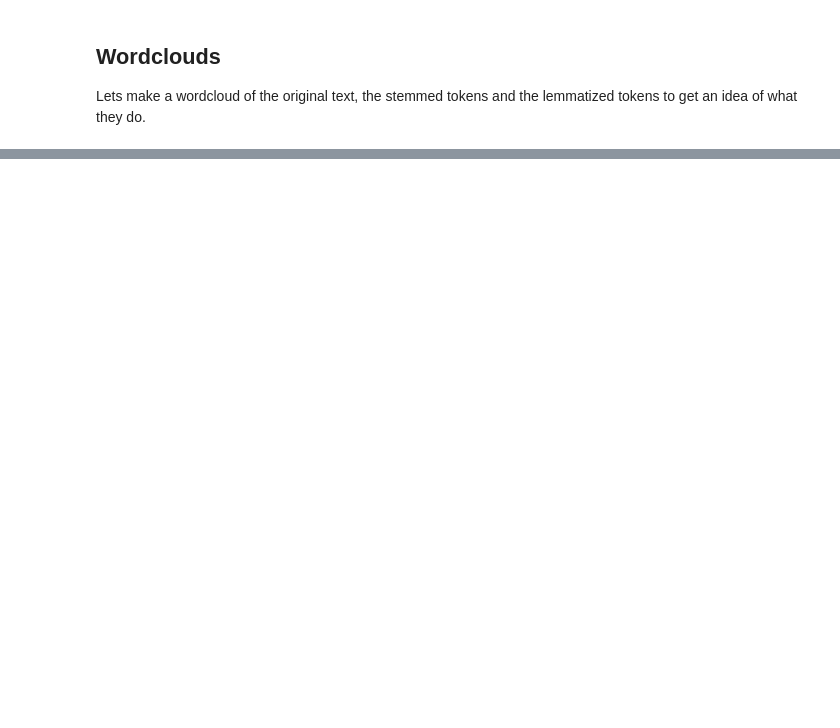
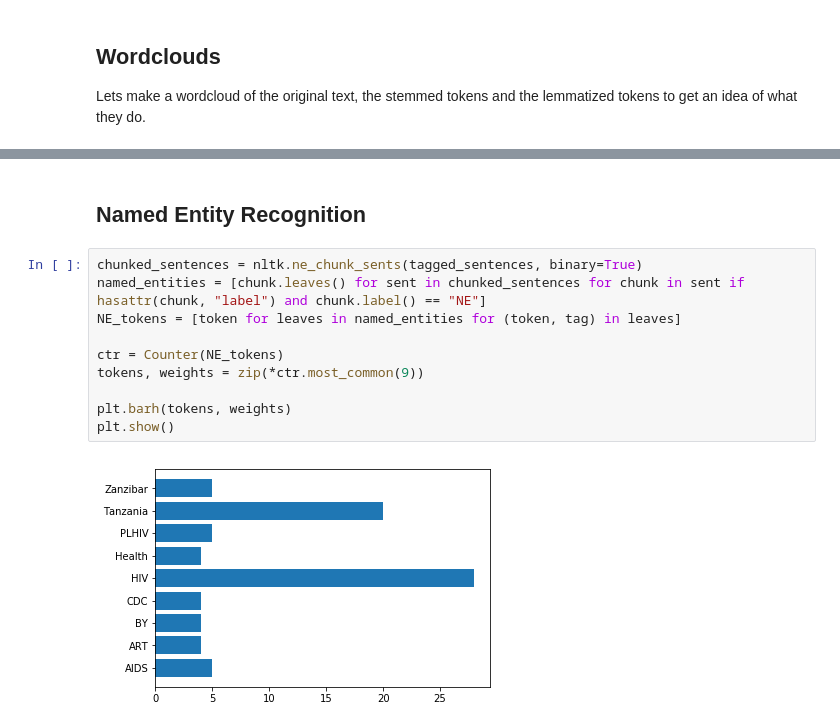
Before and after one commit to rouxrei/disummit2018, a Jupyter notebook: jupyter notebook/DISummit 2018.ipynb, the cells around one changed output, grey strips where cells are left out. Cells and saved outputs as stored; diff of their text form; blank space fills up the shorter version.

```diff
--- a/jupyter notebook/DISummit 2018.ipynb
+++ b/jupyter notebook/DISummit 2018.ipynb
@@ -266,0 +268,14 @@ print(lemm_c.most_common(9))
+# %% [markdown]
+## Named Entity Recognition
+# %%
+chunked_sentences = nltk.ne_chunk_sents(tagged_sentences, binary=True)
+named_entities = [chunk.leaves() for sent in chunked_sentences for chunk in sent if hasattr(chunk, "label") and chunk.label() == "NE"]
+NE_tokens = [token for leaves in named_entities for (token, tag) in leaves]
+
+ctr = Counter(NE_tokens)
+tokens, weights = zip(*ctr.most_common(9))
+
+plt.barh(tokens, weights)
+plt.show()
+# %% [output]
+[figure, added]
```
Also changed, not shown: parts of 3 cells of this notebook.
